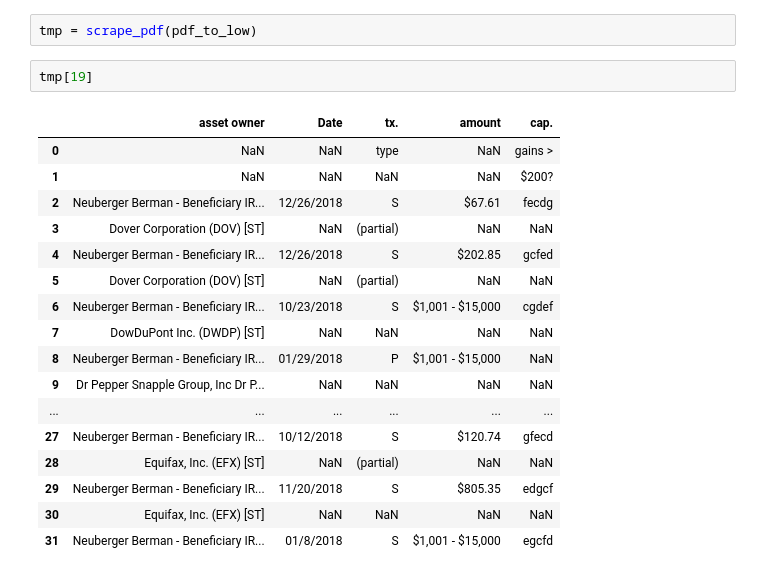
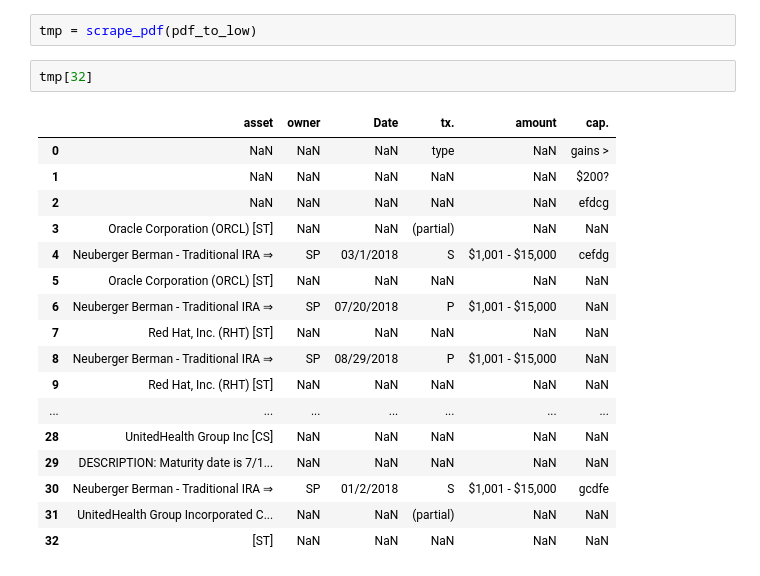
Before and after one commit to Tomyao991203/congressional-stock-trading-monitor, a Jupyter notebook: database/pdf_scraper_notebook.ipynb, the cells around one changed output. Saved outputs shown, nothing was run; the diff lists cells and outputs as text.

```diff
--- a/database/pdf_scraper_notebook.ipynb
+++ b/database/pdf_scraper_notebook.ipynb
@@ -512,25 +555,25 @@ HELLO
 # %%
 tmp = scrape_pdf(pdf_to_low)
 # %%
-tmp[19]
+tmp[32]
 # %% [output]
-|  | asset owner | Date | tx. | amount | cap. |
-| 0 | NaN | NaN | type | NaN | gains > |
-| 1 | NaN | NaN | NaN | NaN | $200? |
-| 2 | Neuberger Berman - Beneficiary IR... | 12/26/2018 | S | $67.61 | fecdg |
-| 3 | Dover Corporation (DOV) [ST] | NaN | (partial) | NaN | NaN |
-| 4 | Neuberger Berman - Beneficiary IR... | 12/26/2018 | S | $202.85 | gcfed |
-| 5 | Dover Corporation (DOV) [ST] | NaN | (partial) | NaN | NaN |
-| 6 | Neuberger Berman - Beneficiary IR... | 10/23/2018 | S | $1,001 - $15,000 | cgdef |
-| 7 | DowDuPont Inc. (DWDP) [ST] | NaN | NaN | NaN | NaN |
-| 8 | Neuberger Berman - Beneficiary IR... | 01/29/2018 | P | $1,001 - $15,000 | NaN |
-| 9 | Dr Pepper Snapple Group, Inc Dr P... | NaN | NaN | NaN | NaN |
-| ... | ... | ... | ... | ... | ... |
-| 27 | Neuberger Berman - Beneficiary IR... | 10/12/2018 | S | $120.74 | gfecd |
-| 28 | Equifax, Inc. (EFX) [ST] | NaN | (partial) | NaN | NaN |
-| 29 | Neuberger Berman - Beneficiary IR... | 11/20/2018 | S | $805.35 | edgcf |
-| 30 | Equifax, Inc. (EFX) [ST] | NaN | NaN | NaN | NaN |
-| 31 | Neuberger Berman - Beneficiary IR... | 01/8/2018 | S | $1,001 - $15,000 | egcfd |
+|  | asset | owner | Date | tx. | amount | cap. |
+| 0 | NaN | NaN | NaN | type | NaN | gains > |
+| 1 | NaN | NaN | NaN | NaN | NaN | $200? |
+| 2 | NaN | NaN | NaN | NaN | NaN | efdcg |
+| 3 | Oracle Corporation (ORCL) [ST] | NaN | NaN | (partial) | NaN | NaN |
+| 4 | Neuberger Berman - Traditional IRA ⇒ | SP | 03/1/2018 | S | $1,001 - $15,000 | cefdg |
+| 5 | Oracle Corporation (ORCL) [ST] | NaN | NaN | NaN | NaN | NaN |
+| 6 | Neuberger Berman - Traditional IRA ⇒ | SP | 07/20/2018 | P | $1,001 - $15,000 | NaN |
+| 7 | Red Hat, Inc. (RHT) [ST] | NaN | NaN | NaN | NaN | NaN |
+| 8 | Neuberger Berman - Traditional IRA ⇒ | SP | 08/29/2018 | P | $1,001 - $15,000 | NaN |
+| 9 | Red Hat, Inc. (RHT) [ST] | NaN | NaN | NaN | NaN | NaN |
+| ... | ... | ... | ... | ... | ... | ... |
+| 28 | UnitedHealth Group Inc [CS] | NaN | NaN | NaN | NaN | NaN |
+| 29 | DESCRIPTION: Maturity date is 7/1... | NaN | NaN | NaN | NaN | NaN |
+| 30 | Neuberger Berman - Traditional IRA ⇒ | SP | 01/2/2018 | S | $1,001 - $15,000 | gcdfe |
+| 31 | UnitedHealth Group Incorporated C... | NaN | NaN | (partial) | NaN | NaN |
+| 32 | [ST] | NaN | NaN | NaN | NaN | NaN |
 # %%
 process_dataframe(tmp, None)
 # %% [output]
```
Also changed, not shown: parts of 8 cells of this notebook, 1 other file.
